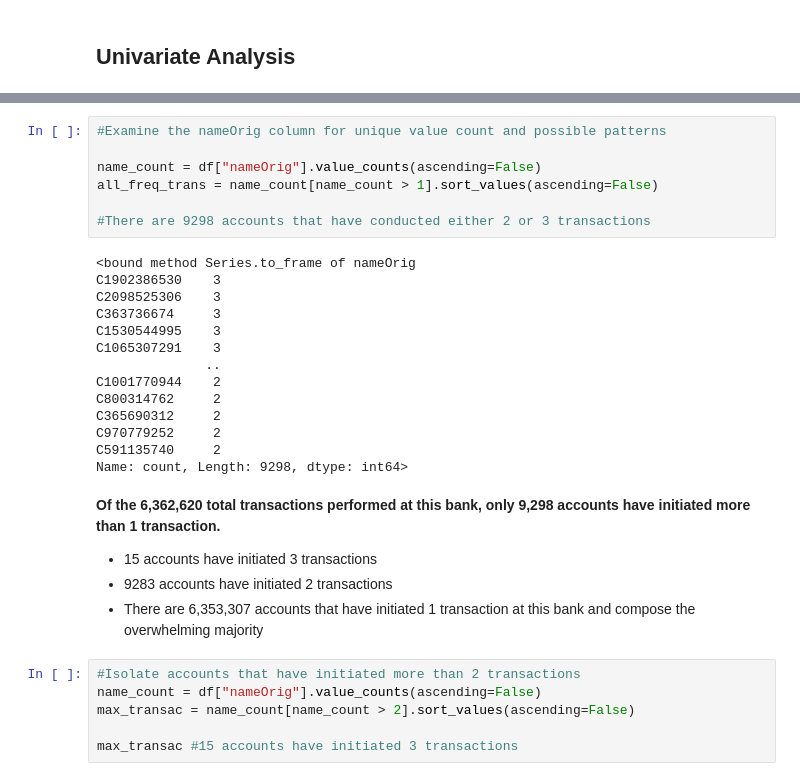
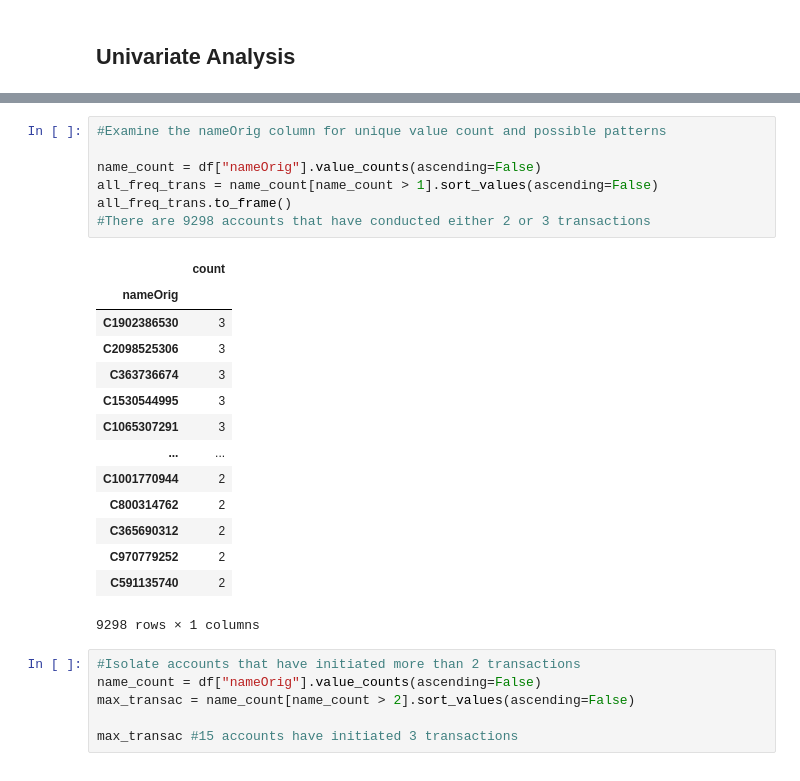
Before and after one commit to thetechleila/FinancialFraudData_EDA, a Jupyter notebook: eda01_initial_analysis/FinFraudEDA_01.ipynb, the cells around one changed output, grey strips where cells are left out. Cells and saved outputs as stored; diff of their text form.

```diff
--- a/eda01_initial_analysis/FinFraudEDA_01.ipynb
+++ b/eda01_initial_analysis/FinFraudEDA_01.ipynb
@@ -121,30 +117,25 @@ Name: count, Length: 6353307, dtype: int64
 # %%
 #Examine the nameOrig column for unique value count and possible patterns
 
 name_count = df["nameOrig"].value_counts(ascending=False)
 all_freq_trans = name_count[name_count > 1].sort_values(ascending=False)
-
+all_freq_trans.to_frame()
 #There are 9298 accounts that have conducted either 2 or 3 transactions
 # %% [output]
+|  | count |
+| nameOrig |  |
+| C1902386530 | 3 |
+| C2098525306 | 3 |
+| C363736674 | 3 |
+| C1530544995 | 3 |
+| C1065307291 | 3 |
+| ... | ... |
+| C1001770944 | 2 |
+| C800314762 | 2 |
+| C365690312 | 2 |
+| C970779252 | 2 |
+| C591135740 | 2 |
-<bound method Series.to_frame of nameOrig
-C1902386530    3
-C2098525306    3
-C363736674     3
-C1530544995    3
-C1065307291    3
-              ..
-C1001770944    2
-C800314762     2
-C365690312     2
-C970779252     2
-C591135740     2
-Name: count, Length: 9298, dtype: int64>
+9298 rows × 1 columns
-# %% [markdown]
-**Of the 6,362,620 total transactions performed at this bank, only 9,298 accounts have initiated more than 1 transaction.**
-
-* 15 accounts have initiated 3 transactions
-* 9283 accounts have initiated 2 transactions
-* There are 6,353,307 accounts that have initiated 1 transaction at this bank and compose the overwhelming majority
 # %%
 #Isolate accounts that have initiated more than 2 transactions
 name_count = df["nameOrig"].value_counts(ascending=False)
```
Also changed, not shown: parts of 6 cells of this notebook.
